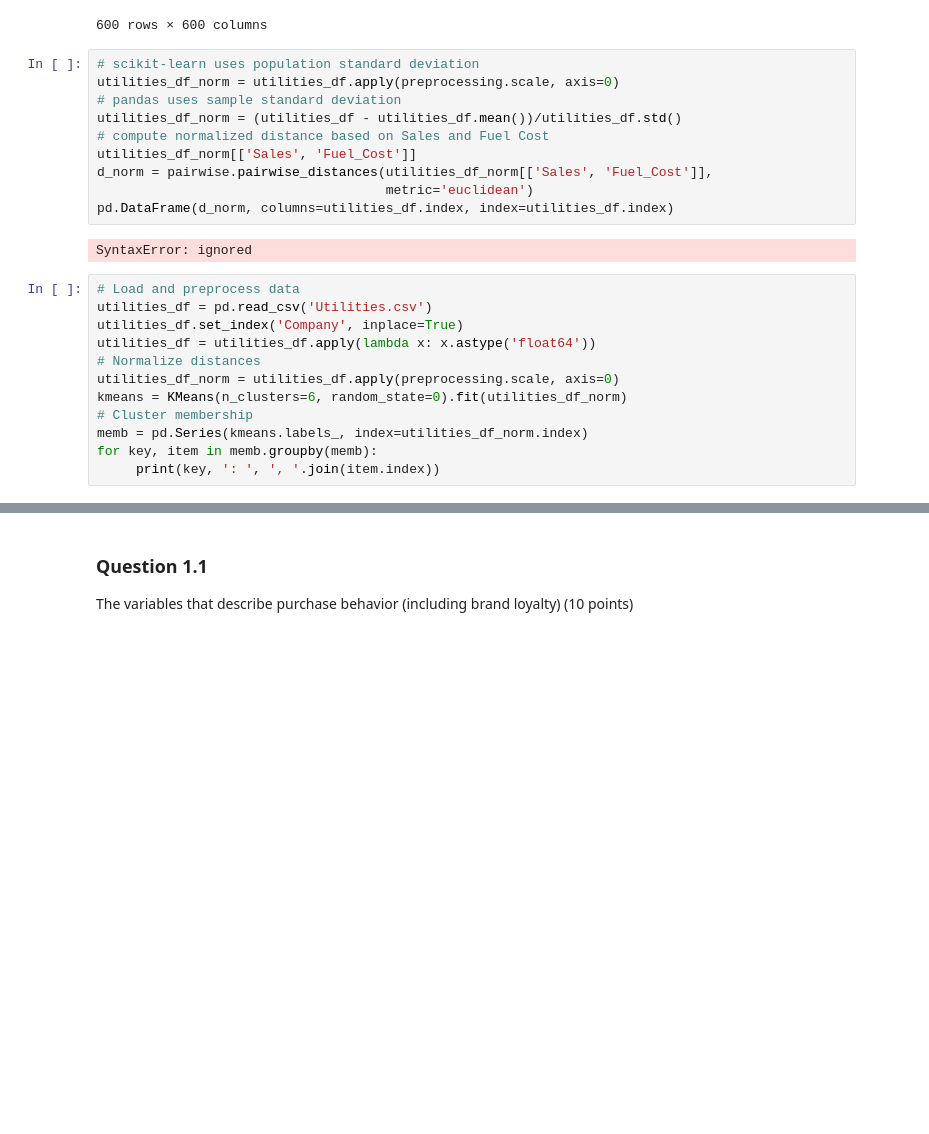
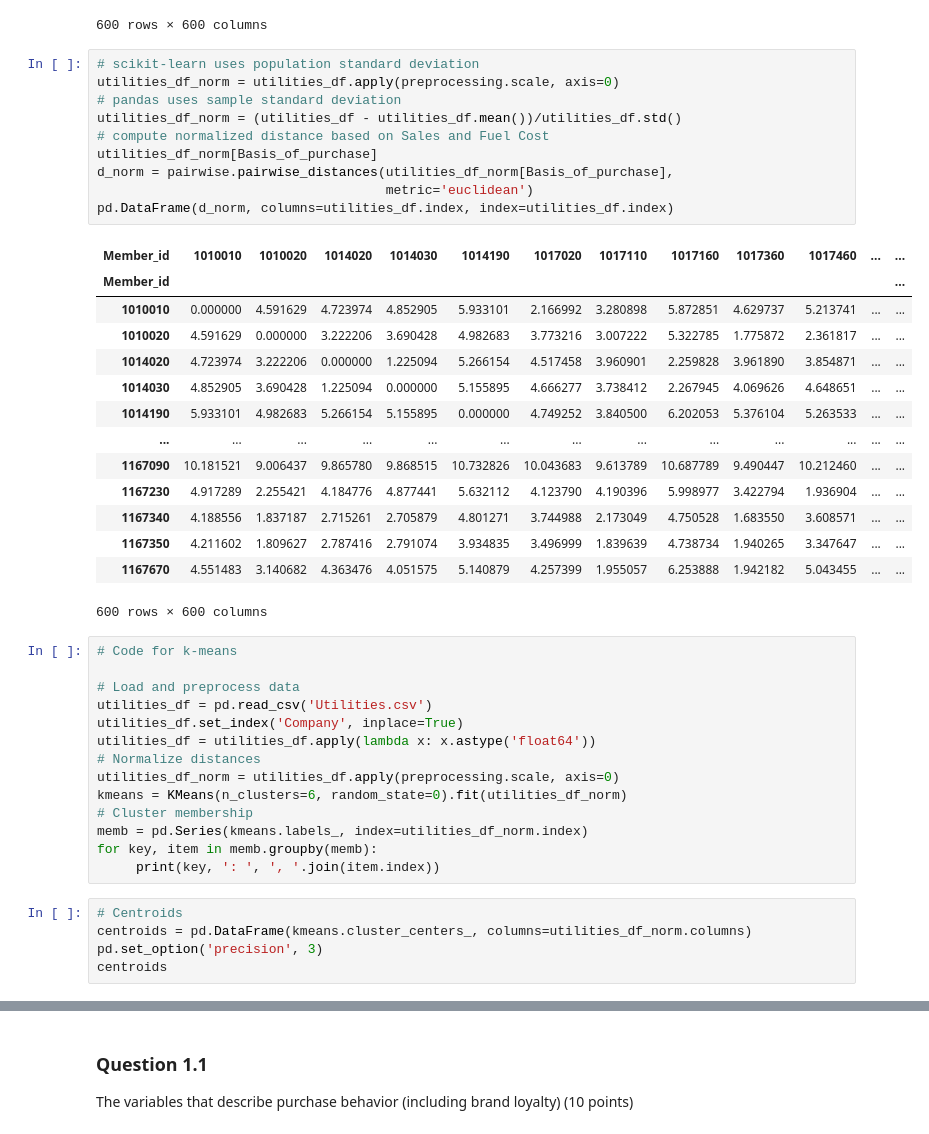
Before and after one commit to zachfreitas/ADS_505_Applied_Data_Sci_for_Business-, a Jupyter notebook: Module_5/Assignment_5/Assignment_5.ipynb, the cells around one changed output, grey strips where cells are left out. Cells and saved outputs as stored; diff of their text form; blank space fills up the shorter version.

```diff
--- a/Module_5/Assignment_5/Assignment_5.ipynb
+++ b/Module_5/Assignment_5/Assignment_5.ipynb
@@ -177,16 +174,31 @@ pd.DataFrame(d, columns=utilities_df.index, index=utilities_df.index)
 # %%
 # scikit-learn uses population standard deviation
 utilities_df_norm = utilities_df.apply(preprocessing.scale, axis=0)
 # pandas uses sample standard deviation
 utilities_df_norm = (utilities_df - utilities_df.mean())/utilities_df.std()
 # compute normalized distance based on Sales and Fuel Cost
-utilities_df_norm[['Sales', 'Fuel_Cost']]
-d_norm = pairwise.pairwise_distances(utilities_df_norm[['Sales', 'Fuel_Cost']],
+utilities_df_norm[Basis_of_purchase]
+d_norm = pairwise.pairwise_distances(utilities_df_norm[Basis_of_purchase],
                                      metric='euclidean')
 pd.DataFrame(d_norm, columns=utilities_df.index, index=utilities_df.index)
 # %% [output]
+| Member_id | 1010010 | 1010020 | 1014020 | 1014030 | 1014190 | 1017020 | 1017110 | 1017160 | 1017360 | 1017460 | ... | ... |
+| Member_id |  |  |  |  |  |  |  |  |  |  |  | ... |
+| 1010010 | 0.000000 | 4.591629 | 4.723974 | 4.852905 | 5.933101 | 2.166992 | 3.280898 | 5.872851 | 4.629737 | 5.213741 | ... | ... |
+| 1010020 | 4.591629 | 0.000000 | 3.222206 | 3.690428 | 4.982683 | 3.773216 | 3.007222 | 5.322785 | 1.775872 | 2.361817 | ... | ... |
+| 1014020 | 4.723974 | 3.222206 | 0.000000 | 1.225094 | 5.266154 | 4.517458 | 3.960901 | 2.259828 | 3.961890 | 3.854871 | ... | ... |
+| 1014030 | 4.852905 | 3.690428 | 1.225094 | 0.000000 | 5.155895 | 4.666277 | 3.738412 | 2.267945 | 4.069626 | 4.648651 | ... | ... |
+| 1014190 | 5.933101 | 4.982683 | 5.266154 | 5.155895 | 0.000000 | 4.749252 | 3.840500 | 6.202053 | 5.376104 | 5.263533 | ... | ... |
+| ... | ... | ... | ... | ... | ... | ... | ... | ... | ... | ... | ... | ... |
+| 1167090 | 10.181521 | 9.006437 | 9.865780 | 9.868515 | 10.732826 | 10.043683 | 9.613789 | 10.687789 | 9.490447 | 10.212460 | ... | ... |
+| 1167230 | 4.917289 | 2.255421 | 4.184776 | 4.877441 | 5.632112 | 4.123790 | 4.190396 | 5.998977 | 3.422794 | 1.936904 | ... | ... |
+| 1167340 | 4.188556 | 1.837187 | 2.715261 | 2.705879 | 4.801271 | 3.744988 | 2.173049 | 4.750528 | 1.683550 | 3.608571 | ... | ... |
+| 1167350 | 4.211602 | 1.809627 | 2.787416 | 2.791074 | 3.934835 | 3.496999 | 1.839639 | 4.738734 | 1.940265 | 3.347647 | ... | ... |
+| 1167670 | 4.551483 | 3.140682 | 4.363476 | 4.051575 | 5.140879 | 4.257399 | 1.955057 | 6.253888 | 1.942182 | 5.043455 | ... | ... |
-SyntaxError: ignored
+600 rows × 600 columns
 # %%
+# Code for k-means
+
 # Load and preprocess data
 utilities_df = pd.read_csv('Utilities.csv')
 utilities_df.set_index('Company', inplace=True)
@@ -198,3 +210,8 @@ kmeans = KMeans(n_clusters=6, random_state=0).fit(utilities_df_norm)
 memb = pd.Series(kmeans.labels_, index=utilities_df_norm.index)
 for key, item in memb.groupby(memb):
      print(key, ': ', ', '.join(item.index))
+# %%
+# Centroids
+centroids = pd.DataFrame(kmeans.cluster_centers_, columns=utilities_df_norm.columns)
+pd.set_option('precision', 3)
+centroids
```
Also changed, not shown: parts of 9 cells of this notebook.
